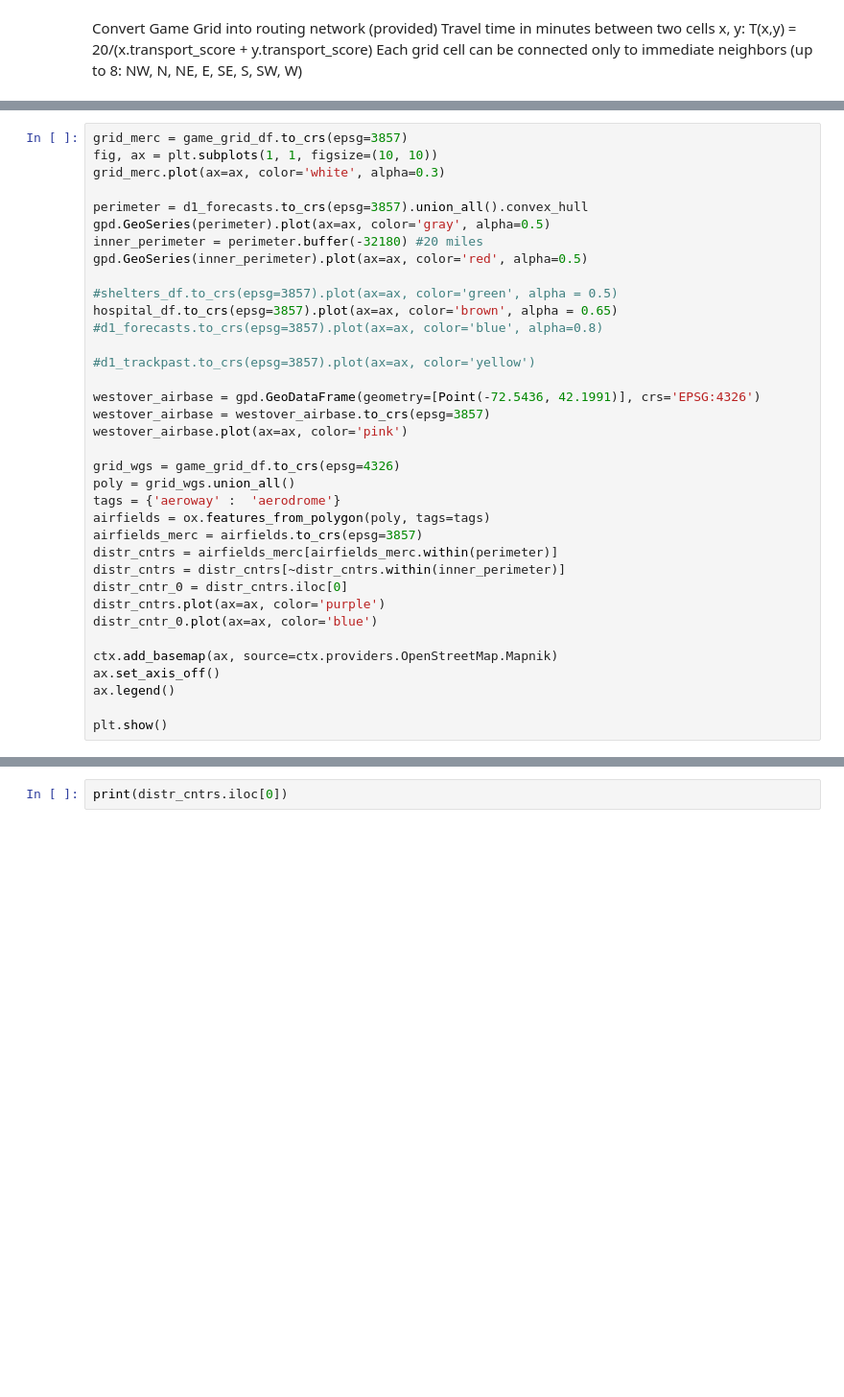
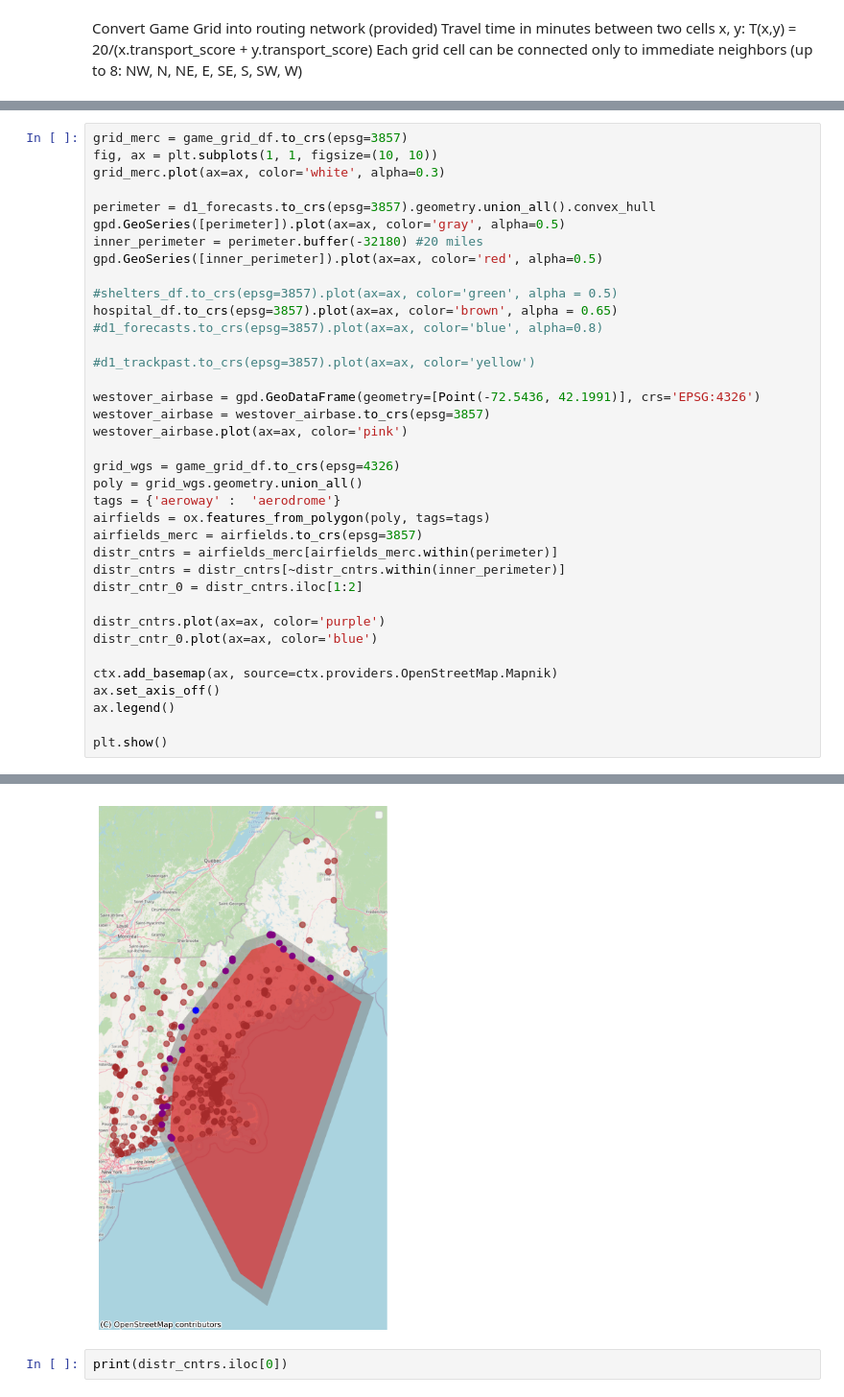
Before and after one commit to bwsi-hadr-2025-final-project/Logistics, a Jupyter notebook: src/Notebook 1.ipynb, the cells around one changed output, grey strips where cells are left out. Shown at 96% size. Saved outputs shown, nothing was run; the diff lists cells and outputs as text; blank space fills up the shorter version.

```diff
--- a/src/Notebook 1.ipynb
+++ b/src/Notebook 1.ipynb
@@ -184,10 +197,10 @@ grid_merc = game_grid_df.to_crs(epsg=3857)
 fig, ax = plt.subplots(1, 1, figsize=(10, 10))
 grid_merc.plot(ax=ax, color='white', alpha=0.3)
 
-perimeter = d1_forecasts.to_crs(epsg=3857).union_all().convex_hull
-gpd.GeoSeries(perimeter).plot(ax=ax, color='gray', alpha=0.5)
+perimeter = d1_forecasts.to_crs(epsg=3857).geometry.union_all().convex_hull
+gpd.GeoSeries([perimeter]).plot(ax=ax, color='gray', alpha=0.5)
 inner_perimeter = perimeter.buffer(-32180) #20 miles
-gpd.GeoSeries(inner_perimeter).plot(ax=ax, color='red', alpha=0.5)
+gpd.GeoSeries([inner_perimeter]).plot(ax=ax, color='red', alpha=0.5)
 
 #shelters_df.to_crs(epsg=3857).plot(ax=ax, color='green', alpha = 0.5)
 hospital_df.to_crs(epsg=3857).plot(ax=ax, color='brown', alpha = 0.65)
@@ -200,13 +213,14 @@ westover_airbase = westover_airbase.to_crs(epsg=3857)
 westover_airbase.plot(ax=ax, color='pink')
 
 grid_wgs = game_grid_df.to_crs(epsg=4326)
-poly = grid_wgs.union_all()
+poly = grid_wgs.geometry.union_all()
 tags = {'aeroway' :  'aerodrome'}
 airfields = ox.features_from_polygon(poly, tags=tags)
 airfields_merc = airfields.to_crs(epsg=3857)
 distr_cntrs = airfields_merc[airfields_merc.within(perimeter)]
 distr_cntrs = distr_cntrs[~distr_cntrs.within(inner_perimeter)]
-distr_cntr_0 = distr_cntrs.iloc[0]
+distr_cntr_0 = distr_cntrs.iloc[1:2]
+
 distr_cntrs.plot(ax=ax, color='purple')
 distr_cntr_0.plot(ax=ax, color='blue')
 
@@ -215,3 +229,4 @@ ax.set_axis_off()
 ax.legend()
 
 plt.show()
+# %% [output]
@@ -218,3 +234,4 @@ plt.show()
+[figure, added]
 # %%
 print(distr_cntrs.iloc[0])
 # %% [output]
```
Also changed, not shown: parts of 5 cells of this notebook.
